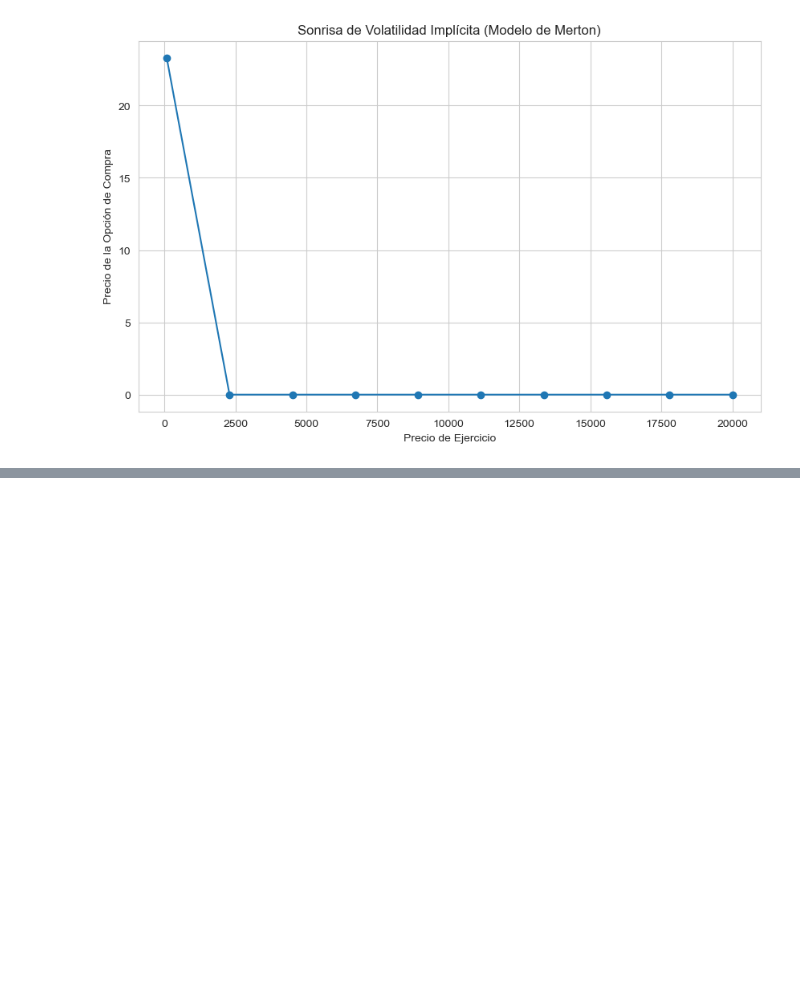
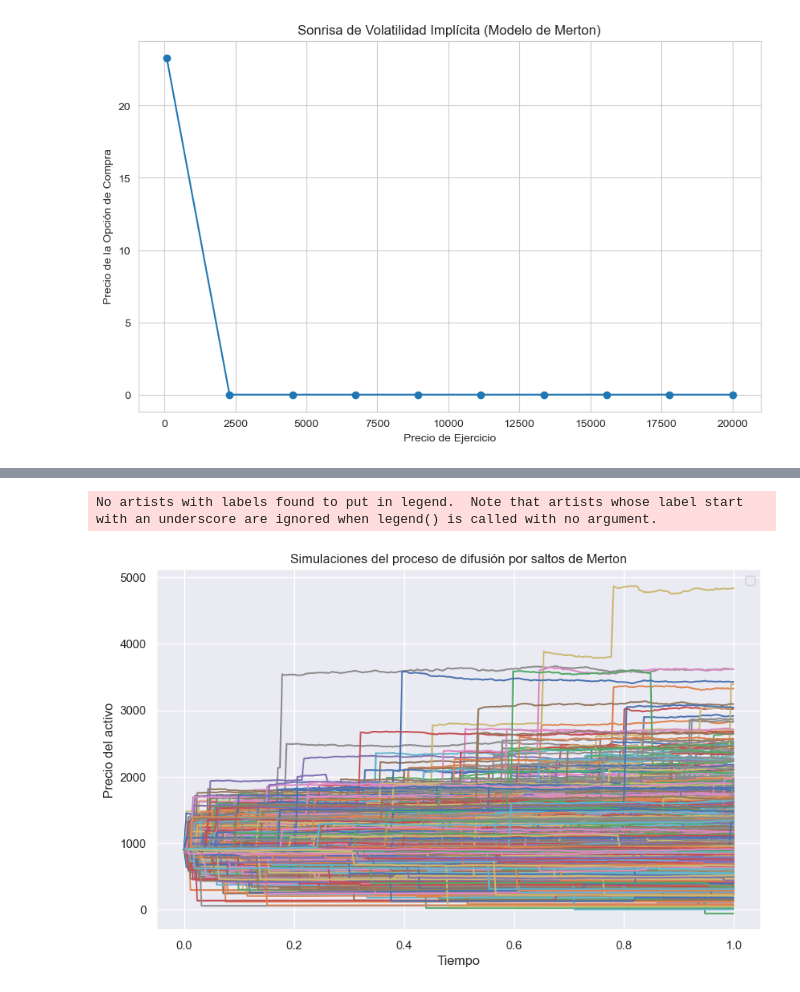
Before and after one commit to SIG1R/DeFi_Application, a Jupyter notebook: notebooks/Merton.ipynb, the cells around one changed output, grey strips where cells are left out. Cells and saved outputs as stored; diff of their text form; code cells hidden in the pictures; blank space fills up the shorter version.

```diff
--- a/notebooks/Merton.ipynb
+++ b/notebooks/Merton.ipynb
@@ -188,0 +262,64 @@ plt.show()
+# %%
+import yfinance as yf
+import numpy as np
+import matplotlib.pyplot as plt
+
+# Obtener datos históricos del activo
+stock = yf.Ticker('NVDA')
+stock_history = stock.history(period='1y')
+
+returns = stock_history['Close'].pct_change()
+
+volatility = np.std(returns, ddof=1)
+
+spot_price = stock_history['Close'][-1]
+
+# Definir el umbral para los saltos (por ejemplo, el 1%)
+umbral = 0.01
+
+# Contar la cantidad de saltos que exceden el umbral
+saltos = np.sum(np.abs(returns) > umbral)
+
+# Parámetros del modelo de difusión por saltos de Merton
+mu = np.mean(returns)  # Tasa de crecimiento esperada del precio del activo
+lambda_ = saltos / len(returns)  # Tasa promedio de ocurrencia de saltos por unidad de tiempo
+eta = 0.1  # Tamaño medio del salto (podría ajustarse según datos específicos)
+sigma = volatility  # Volatilidad del activo
+
+# Configuración de la simulación
+T = 1  # Horizonte temporal (1 año en este caso)
+N = 252  # Número de pasos de tiempo (días hábiles en un año)
+dt = T/N
+num_simulaciones = 10000  # Número de simulaciones a realizar
+
+# Vector de tiempo
+t = np.linspace(0, T, N+1)
+
+# Realizar las simulaciones
+simulaciones = np.zeros((N+1, num_simulaciones))
+
+for j in range(num_simulaciones):
+    S = np.zeros(N+1)
+    S[0] = spot_price
+
+    for i in range(1, N+1):
+        dW = np.random.normal(0, np.sqrt(dt), 1)
+        dN = np.random.poisson(lambda_ * dt, 1)
+        Y = np.sum(np.random.normal(eta, np.sqrt(eta), dN))
+        S[i] = S[i-1] * (1 + mu * dt + sigma * dW + Y)
+
+    simulaciones[:, j] = S
+
+# Graficar las simulaciones
+plt.figure(figsize=(10, 6))
+for j in range(num_simulaciones):
+    plt.plot(t, simulaciones[:, j])
+
+plt.xlabel('Tiempo')
+plt.ylabel('Precio del activo')
+plt.title('Simulaciones del proceso de difusión por saltos de Merton')
+plt.legend()
+plt.show()
+# %% [output]
+No artists with labels found to put in legend.  Note that artists whose label start with an underscore are ignored when legend() is called with no argument.
+[figure, added]
```
Also changed, not shown: parts of 8 cells of this notebook, 2 other files.
